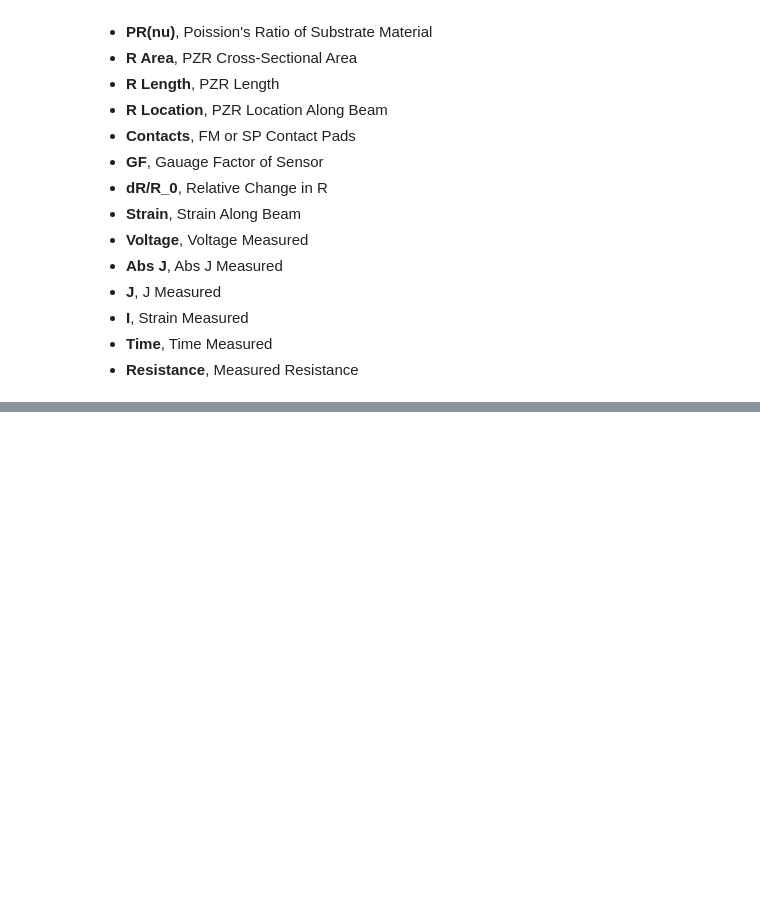
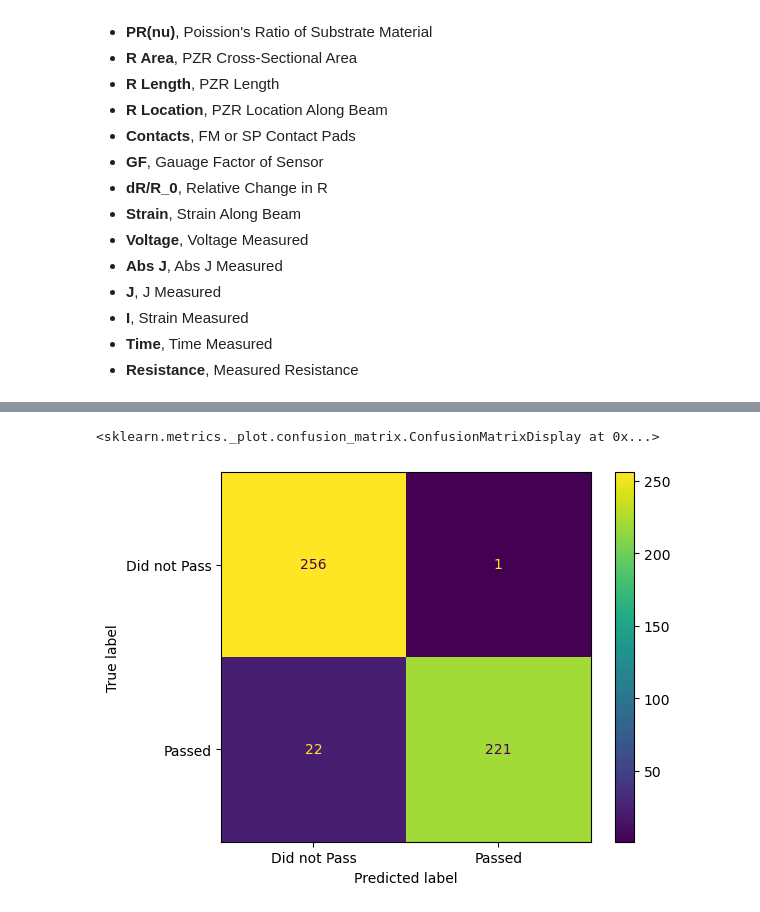
Before and after one commit to yahriels/MEMS-23, a Jupyter notebook: Machine Learning/Data Group 4/CYCLIC LIFE.ipynb, the cells around one changed output, grey strips where cells are left out. Saved outputs shown, nothing was run; the diff lists cells and outputs as text; code cells hidden in the pictures; blank space fills up the shorter version.

```diff
--- a/Machine Learning/Data Group 4/CYCLIC LIFE.ipynb
+++ b/Machine Learning/Data Group 4/CYCLIC LIFE.ipynb
@@ -154,0 +263,12 @@ plt.show()
+# %%
+clf_svm = SVC(random_state=42, C=100, gamma='scale')
+clf_svm.fit(X_train_scaled, y_train)
+
+plot_confusion_matrix(clf_svm,
+                      X_test_scaled,
+                      y_test,
+                      values_format='d',
+                      display_labels=["Did not Pass", "Passed"])
+# %% [output]
+<sklearn.metrics._plot.confusion_matrix.ConfusionMatrixDisplay at 0x...>
+[figure, added]
```
Also changed, not shown: parts of 19 cells of this notebook, 3 other files.
